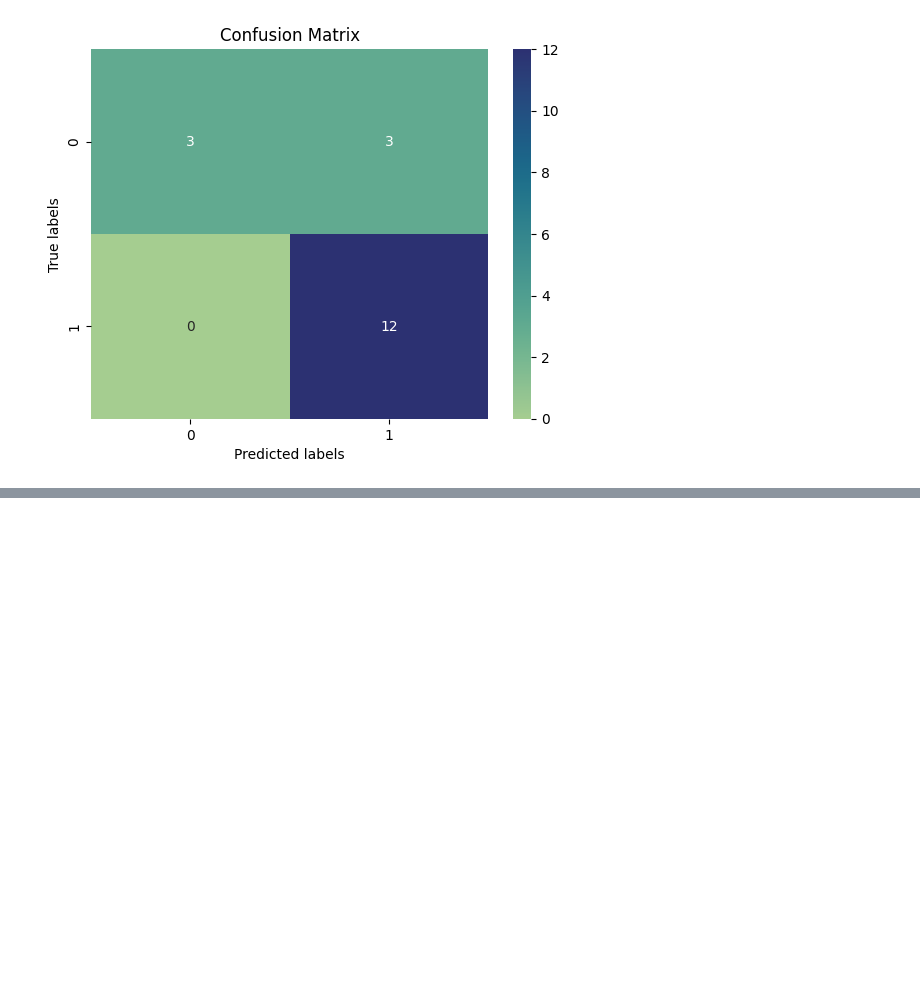
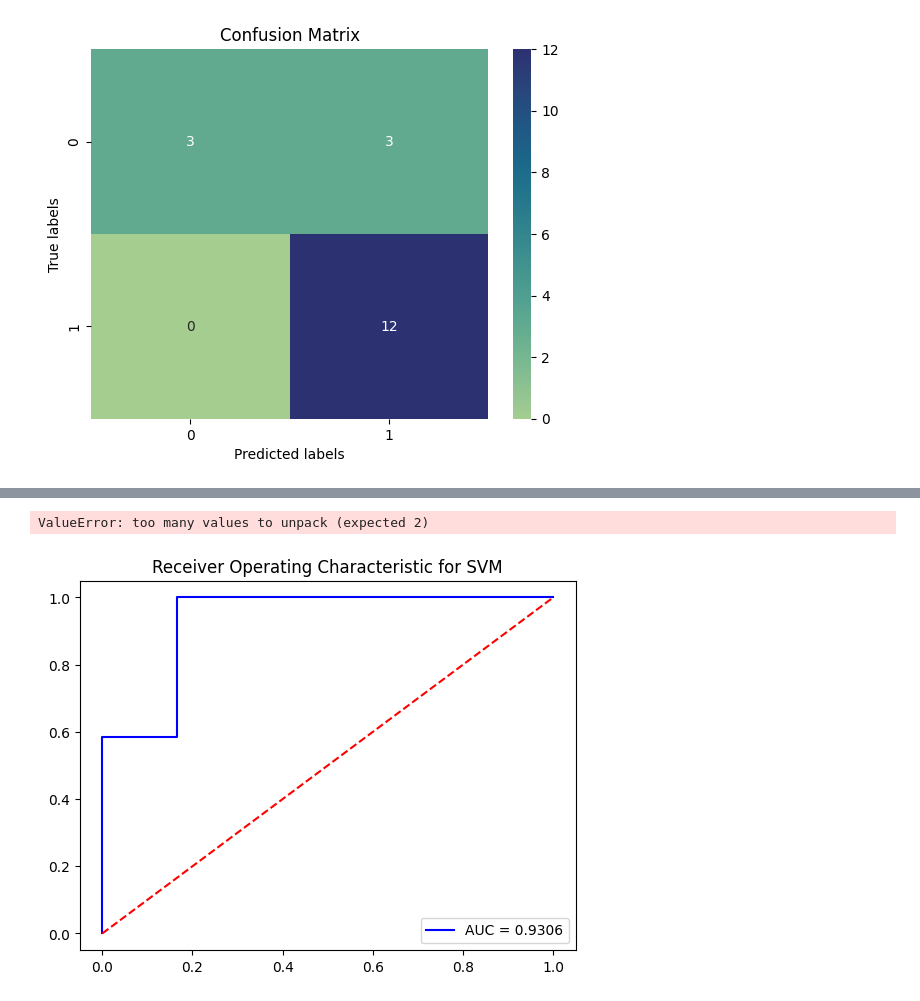
Before and after one commit to AbhishekDaniel1411/IBM_Data_Science_Professional_Certificate, a Jupyter notebook: Capstone_project/falcon9_landing_prediction/Spacex_ML.ipynb, the cells around one changed output, grey strips where cells are left out. Saved outputs shown, nothing was run; the diff lists cells and outputs as text; code cells hidden in the pictures; blank space fills up the shorter version.

```diff
--- a/Capstone_project/falcon9_landing_prediction/Spacex_ML.ipynb
+++ b/Capstone_project/falcon9_landing_prediction/Spacex_ML.ipynb
@@ -373,0 +428,5 @@ plot_confusion_matrix(Ytest, yhat_knn1)
+# %%
+plot_roc(svm_cv, 'SVM')
+# %% [output]
+ValueError: too many values to unpack (expected 2)
+[figure, added]
```
Also changed, not shown: parts of 22 cells of this notebook.
